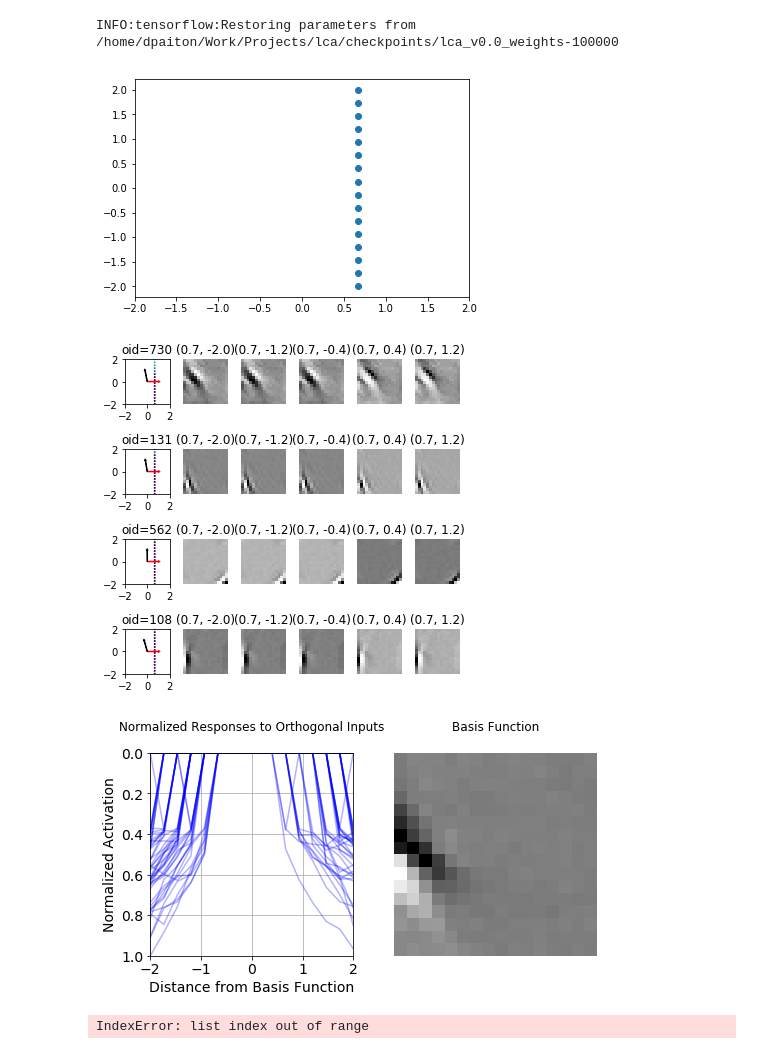
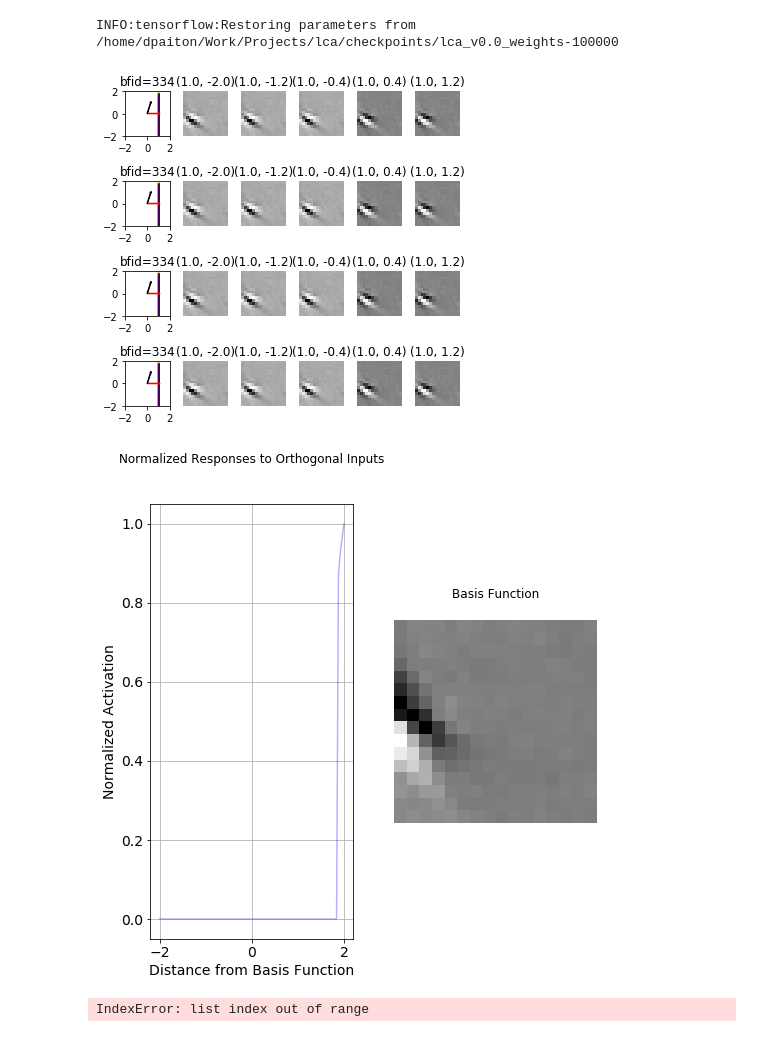
Before and after one commit to dpaiton/DeepSparseCoding, a Jupyter notebook: vis_lca.ipynb, the cells around one changed output. Cells and saved outputs as stored; diff of their text form; code cells hidden in the pictures.

Commit message:
one slice from initial 2d plot working

```diff
--- a/vis_lca.ipynb
+++ b/vis_lca.ipynb
@@ -292,17 +311,16 @@ or
 # %% [output]
 '\n OPTION 2\n'
 # %%
-pop_num_imgs = 16
+pop_num_imgs = 100
 
-orthogonal_list = [idx for idx in range(analyzer.bf_stats["num_outputs"]) if idx != bf_id1]
+orthogonal_list = [bf_id2]#[idx for idx in range(analyzer.bf_stats["num_outputs"]) if idx != bf_id1]
 num_orthogonal = len(orthogonal_list)
 
-#x_pts = [0.8,]*int(pop_num_imgs) # single slice in the 2-D contour plot
-x_pts = np.linspace(-2.0, 2.0, int(pop_num_imgs))
-y_pts = np.linspace(-2.0, 2.0, int(pop_num_imgs))
-X, Y = np.meshgrid(x_pts, y_pts)
-pop_proj_datapoints = np.stack([X.reshape(pop_num_imgs**2), Y.reshape(pop_num_imgs**2)], axis=1) # construct a grid
-x_target = x_pts[int(5*pop_num_imgs/8)] # find a location to take a slice
+pop_x_pts = np.linspace(-2.0, 2.0, int(pop_num_imgs))
+pop_y_pts = np.linspace(-2.0, 2.0, int(pop_num_imgs))
+pop_X, pop_Y = np.meshgrid(pop_x_pts, pop_y_pts)
+pop_proj_datapoints = np.stack([pop_X.reshape(pop_num_imgs**2), pop_Y.reshape(pop_num_imgs**2)], axis=1) # construct a grid
+x_target = pop_x_pts[int(6*pop_num_imgs/8)] # find a location to take a slice
 pop_proj_datapoints = np.squeeze(pop_proj_datapoints[np.where(pop_proj_datapoints[:,0]==x_target),:]) # slice grid
 
 pop_datapoints = [None,]*num_orthogonal
@@ -326,18 +344,11 @@ pop_datapoints = analyzer.model.reshape_dataset(pop_datapoints, analyzer.model_p
 pop_datapoints["test"].images /= np.max(np.abs(pop_datapoints["test"].images))
 pop_datapoints["test"].images *= analyzer.analysis_params["input_scale"]
 
-pop_activations = analyzer.compute_activations(pop_datapoints["test"].images)
-pop_activations = pop_activations.reshape([num_orthogonal, pop_num_imgs, analyzer.bf_stats["num_outputs"]])
-pop_norm_activations = pop_activations[:,:,bf_id1] / np.amax(np.abs(pop_activations[:,:,bf_id1]))
+pop_activations = analyzer.compute_activations(pop_datapoints["test"].images)[:,bf_id1]
+pop_activations = pop_activations.reshape([num_orthogonal, pop_num_imgs])
+pop_activations /= np.amax(np.abs(pop_activations))
 # %% [output]
 INFO:tensorflow:Restoring parameters from /home/dpaiton/Work/Projects/lca/checkpoints/lca_v0.0_weights-100000
-# %%
-fig, ax = plt.subplots(1)
-ax.scatter(pop_proj_datapoints[:,0], pop_proj_datapoints[:,1])
-ax.set_xlim([-2,2])
-plt.show()
-# %% [output]
-[figure, removed]
 # %%
 num_comparison_points = 5
 num_plots_y = 4
@@ -347,14 +358,14 @@ fig = plt.figure(figsize=(6, 6))
 for yid in range(num_plots_y):
   orthog_idx = np.random.choice(np.arange(num_orthogonal), replace=False)
   ax1 = fig.add_subplot(gs1[yid, 0])
-  norm_activity = pop_norm_activations[orthog_idx, ...]
+  pop_norm_activity = pop_activations[orthog_idx, :]
 
   cmap = plt.get_cmap('viridis')
-  vmin = np.floor(np.min(norm_activity))#0.0
-  vmax = np.ceil(np.max(norm_activity))#1.0
-  rank_indices = np.argsort(norm_activity)
+  vmin = np.floor(np.min(pop_norm_activity))#0.0
+  vmax = np.ceil(np.max(pop_norm_activity))#1.0
+  rank_indices = np.argsort(pop_norm_activity)
   pts = ax1.scatter(pop_proj_datapoints[:,0][rank_indices], pop_proj_datapoints[:,1][rank_indices],
-    vmin=vmin, vmax=vmax, cmap=cmap, c=norm_activity[rank_indices], s=1.0)
+    vmin=vmin, vmax=vmax, cmap=cmap, c=pop_norm_activity[rank_indices], s=1.0)
   ax1.arrow(0, 0, pop_proj_neurons[orthog_idx][0][0].item(), pop_proj_neurons[orthog_idx][0][1].item(),
     width=0.05, head_width=0.15, head_length=0.15, fc='r', ec='r')
   ax1.arrow(0, 0, pop_proj_neurons[orthog_idx][1][0].item(), pop_proj_neurons[orthog_idx][1][1].item(),
@@ -362,7 +373,7 @@ for yid in range(num_plots_y):
   ax1.set_xlim([-2,2])
   ax1.set_ylim([-2,2])
   ax1.set_aspect("equal")
-  ax1.set_title("oid="+str(orthog_idx))
+  ax1.set_title("bfid="+str(orthogonal_list[orthog_idx]))
 
   y_indices = np.arange(pop_num_imgs)[::int(pop_num_imgs/num_comparison_points)]
   if y_indices.size < num_comparison_points:
@@ -378,27 +389,27 @@ for yid in range(num_plots_y):
 
 plt.show()
 # %% [output]
-[figure, old version]
+[figure, new version]
 # %%
-x_vals = pop_proj_datapoints[:,1]#y_pts
+x_vals = pop_proj_datapoints[:,1]# pop_y_pts
 fig, ax = plt.subplots(1,2, figsize=(8,8))
-for direction_idx in range(pop_norm_activations.shape[0]):
-  ax[0].plot(x_vals, pop_norm_activations[direction_idx, :], color='b', alpha=0.3) # x_vals in the 2-D grid are plotted along the x axis
+for direction_idx in range(pop_activations.shape[0]):
+  ax[0].plot(x_vals, pop_activations[direction_idx, :], color='b', alpha=0.3) # x_vals in the 2-D grid are plotted along the x axis
 ax[0].set_title("Normalized Responses to Orthogonal Inputs", y=1.08)
 ax[0].set_ylabel("Normalized Activation", fontsize=14)
 ax[0].set_xlabel("Distance from Basis Function", fontsize=14)
 ax[0].grid(True)
-ax[0].set_ylim([1.0, 0.0])
-ax[0].set_xlim([np.min(x_vals), np.max(x_vals)])
-ax[0].set_aspect((np.max(x_vals)-np.min(x_vals))/(np.max(pop_norm_activations)-np.min(pop_norm_activations)))
+#ax[0].set_ylim([1.0, 0.0])
+#ax[0].set_xlim([np.min(x_vals), np.max(x_vals)])
+#ax[0].set_aspect((np.max(x_vals)-np.min(x_vals))/(np.max(pop_norm_activations)-np.min(pop_norm_activations)))
 ax[0].tick_params(labelsize=14)
 ax[1] = pf.clear_axis(ax[1])
 ax[1].imshow(analyzer.bf_stats["basis_functions"][bf_id1], cmap="Greys_r")
 ax[1].set_title("Basis Function", y=1.08)
 fig.savefig(analyzer.analysis_out_dir+"/vis/bf_curvatures.png")
 plt.show()
 # %% [output]
-[figure, old version]
+[figure, new version]
 # %%
 coeffs = [np.polynomial.polynomial.polyfit(y_pts, line_list[idx,:], deg=2)
   for idx in range(line_list.shape[0])]
```
Also changed, not shown: parts of 2 cells of this notebook.
